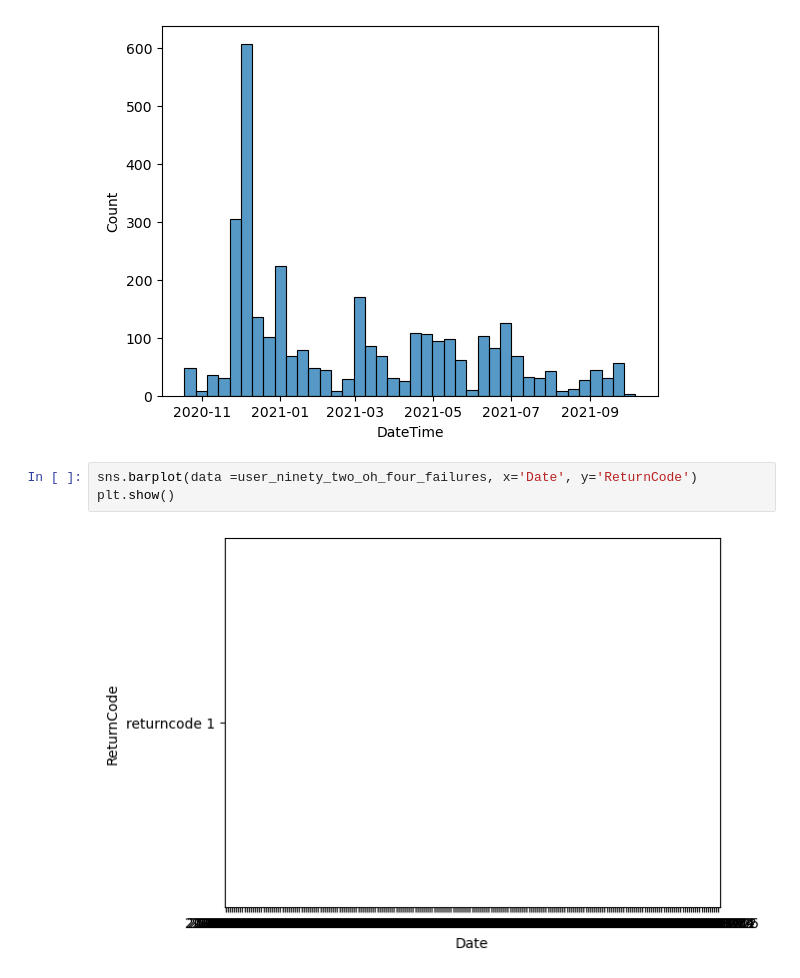
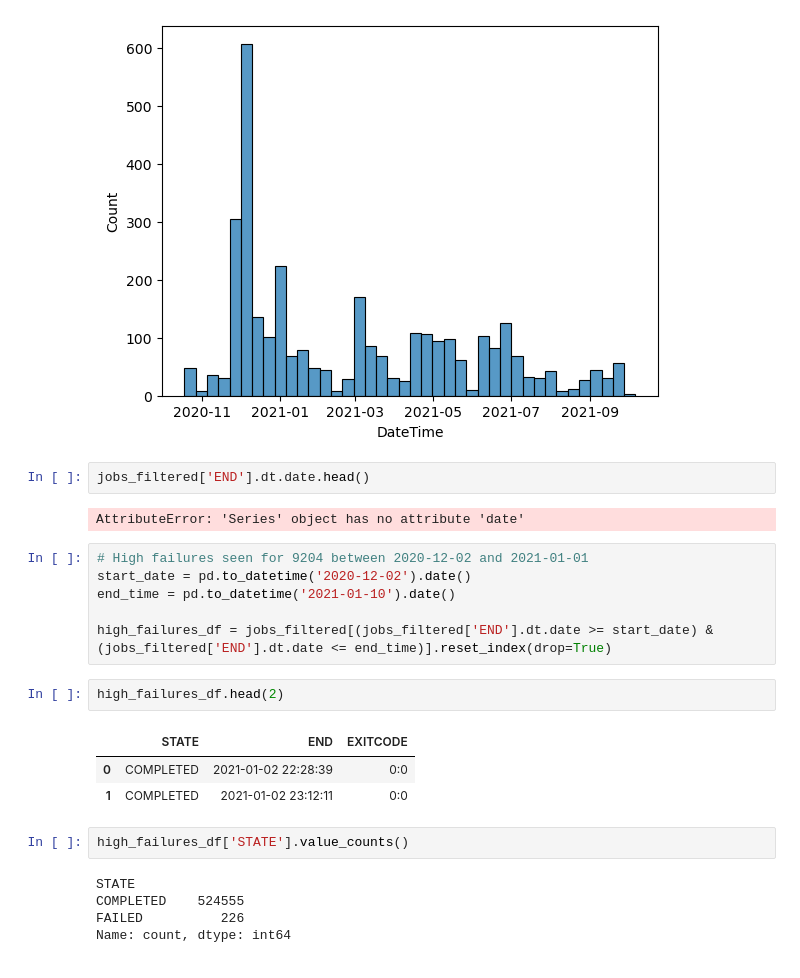
Before and after one commit to nss-data-science-cohort-8/accre-pumpkin-pie, a Jupyter notebook: notebooks/ZH_Sched_Failure_Modeling.ipynb, the cells around one changed output. Drawn from its saved outputs; the diff is of its cells as text.

```diff
--- a/notebooks/ZH_Sched_Failure_Modeling.ipynb
+++ b/notebooks/ZH_Sched_Failure_Modeling.ipynb
@@ -76,8 +78,26 @@ sns.histplot(data =user_ninety_two_oh_four_failures, x='DateTime', bins=40)
 plt.show()
 # %% [output]
 [figure]
+# %%
+jobs_filtered['END'].dt.date.head()
+# %% [output]
+AttributeError: 'Series' object has no attribute 'date'
 # %%
-sns.barplot(data =user_ninety_two_oh_four_failures, x='Date', y='ReturnCode')
-plt.show()
+# High failures seen for 9204 between 2020-12-02 and 2021-01-01
+start_date = pd.to_datetime('2020-12-02').date()
+end_time = pd.to_datetime('2021-01-10').date()
+
+high_failures_df = jobs_filtered[(jobs_filtered['END'].dt.date >= start_date) & (jobs_filtered['END'].dt.date <= end_time)].reset_index(drop=True)
-# %% [output]
-[figure, removed]
+# %%
+high_failures_df.head(2)
+# %% [output]
+|  | STATE | END | EXITCODE |
+| 0 | COMPLETED | 2021-01-02 22:28:39 | 0:0 |
+| 1 | COMPLETED | 2021-01-02 23:12:11 | 0:0 |
+# %%
+high_failures_df['STATE'].value_counts()
+# %% [output]
+STATE
+COMPLETED    524555
+FAILED          226
+Name: count, dtype: int64
```
Also changed, not shown: parts of 7 cells of this notebook.
